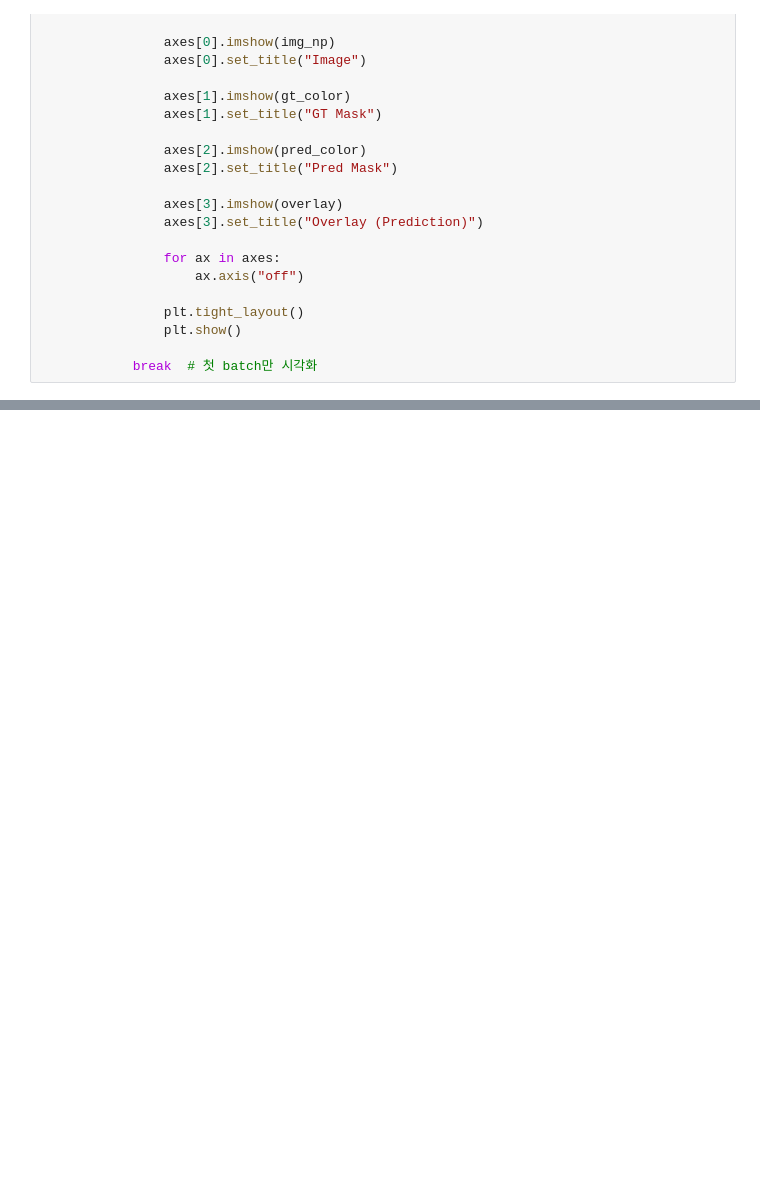
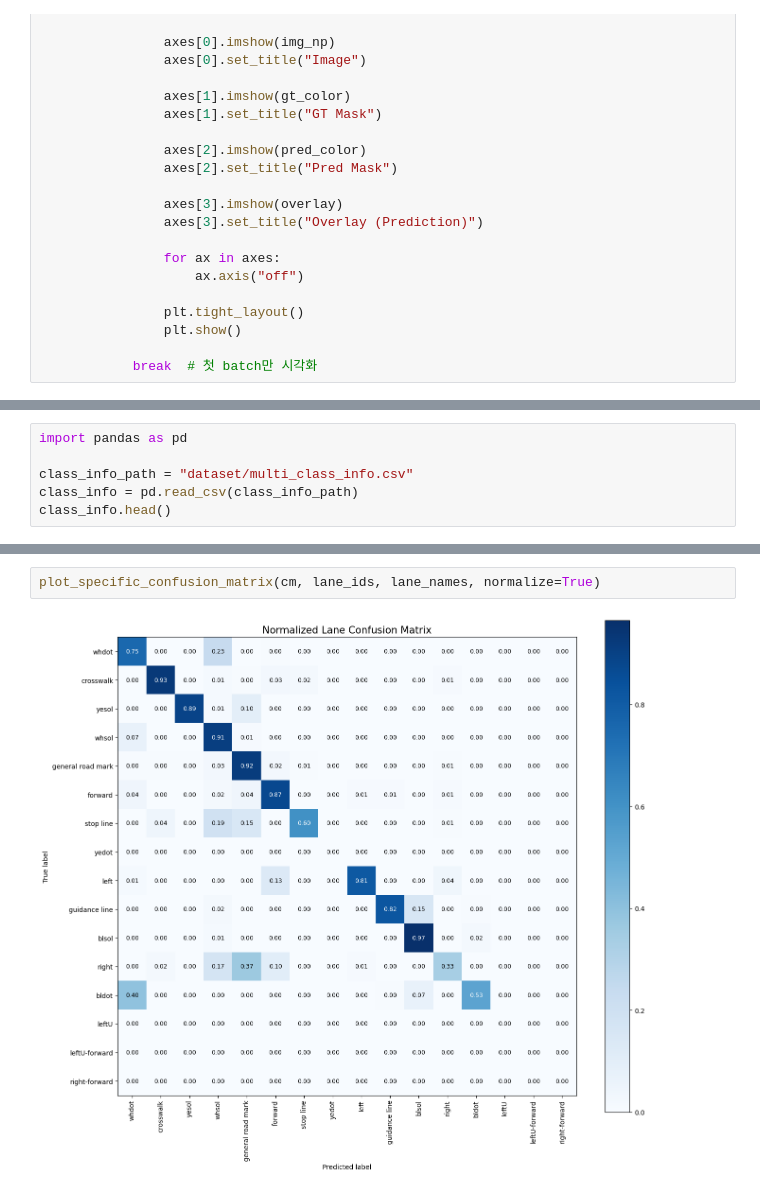
Before and after one commit to GH-Door/Road_Lane_segmentation, a Jupyter notebook: jupyter/deeplabv3_resnet101.ipynb, the cells around one changed output, grey strips where cells are left out. Drawn from its saved outputs; the diff is of its cells as text; blank space fills up the shorter version.

```diff
--- a/jupyter/deeplabv3_resnet101.ipynb
+++ b/jupyter/deeplabv3_resnet101.ipynb
@@ -291,0 +441,6 @@ Output hidden; open in https://colab.research.google.com to view.
+# %%
+import pandas as pd
+
+class_info_path = "dataset/multi_class_info.csv"
+class_info = pd.read_csv(class_info_path)
+class_info.head()
@@ -291,0 +516,4 @@ Output hidden; open in https://colab.research.google.com to view.
+# %%
+plot_specific_confusion_matrix(cm, lane_ids, lane_names, normalize=True)
+# %% [output]
+[figure, added]
```
Also changed, not shown: parts of 24 cells of this notebook, 3 other files.
